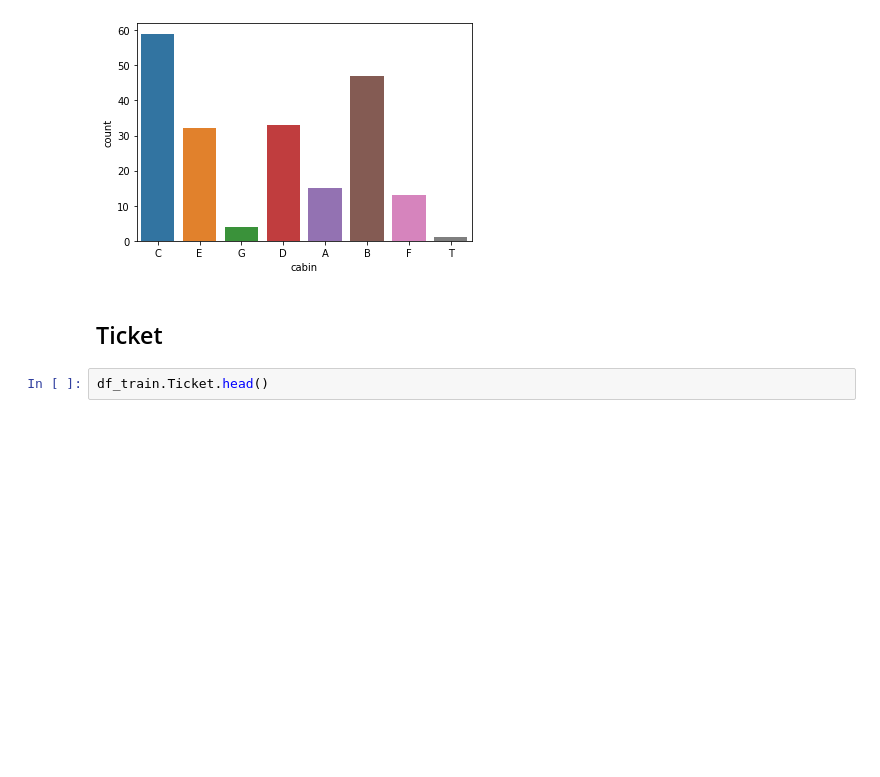
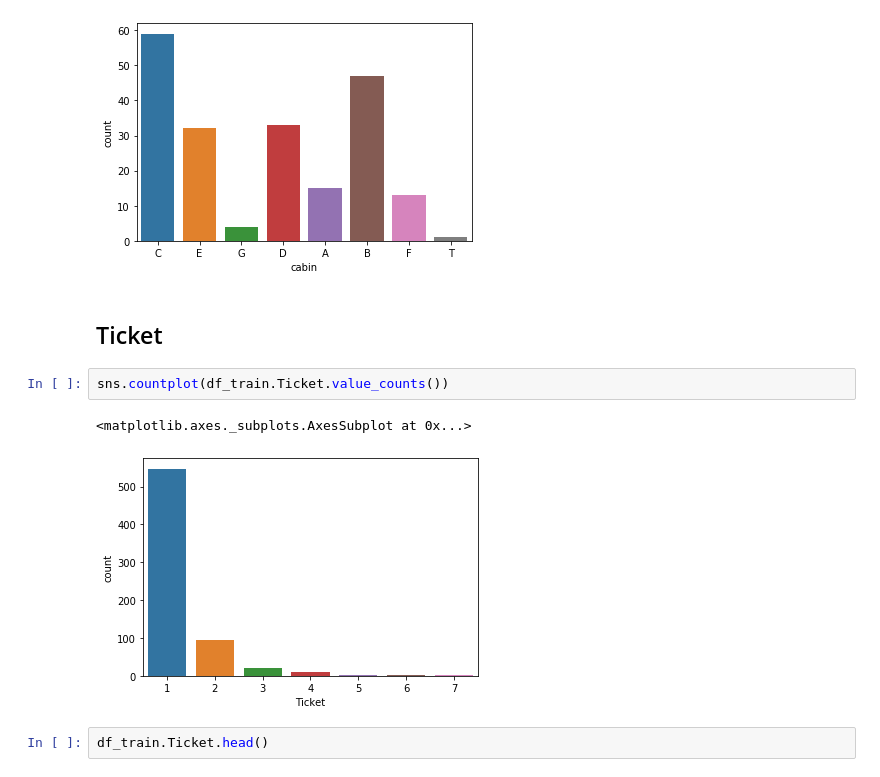
Before and after one commit to diegopmayer/titanic_solution_ml, a Jupyter notebook: machine_learning/titanic_line_thinking_II.ipynb, the cells around one changed output. Drawn from its saved outputs; the diff is of its cells as text; blank space fills up the shorter version.

```diff
--- a/machine_learning/titanic_line_thinking_II.ipynb
+++ b/machine_learning/titanic_line_thinking_II.ipynb
@@ -514,6 +527,11 @@ sns.countplot('cabin', data=cab[cab.cabin != 0])
 [figure]
 # %% [markdown]
 <h2>Ticket</h2>
+# %%
+sns.countplot(df_train.Ticket.value_counts())
+# %% [output]
+<matplotlib.axes._subplots.AxesSubplot at 0x...>
+[figure, added]
 # %%
 df_train.Ticket.head()
 # %% [output]
```
Also changed, not shown: parts of 5 cells of this notebook, 10 other files.
